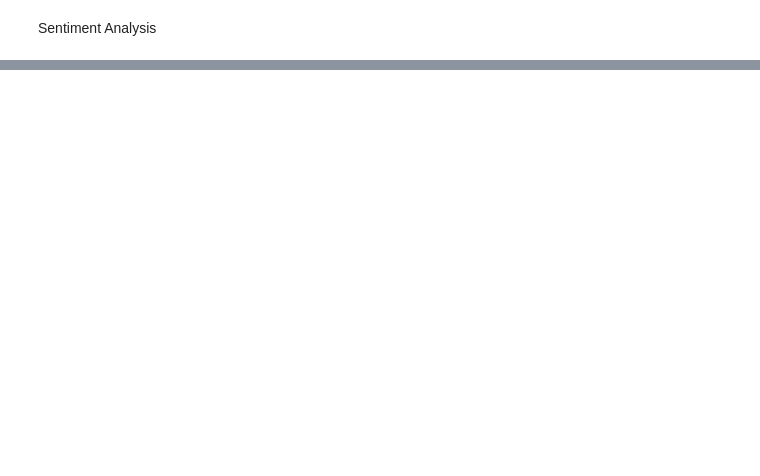
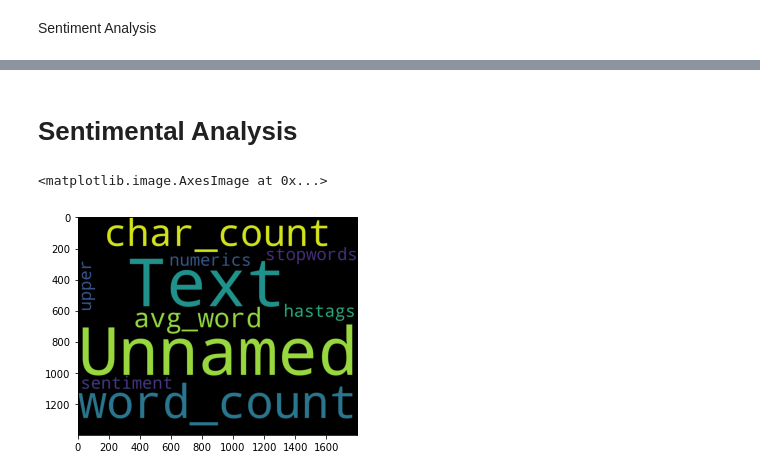
Before and after one commit to sriprakash0203/Data-Science-Assignments-Excler, a Jupyter notebook: Assignment_11_Text_Mining/Code/Assignment_11_Q1.ipynb, the cells around one changed output, grey strips where cells are left out. Drawn from its saved outputs; the diff is of its cells as text; code cells hidden in the pictures; blank space fills up the shorter version.

```diff
--- a/Assignment_11_Text_Mining/Code/Assignment_11_Q1.ipynb
+++ b/Assignment_11_Text_Mining/Code/Assignment_11_Q1.ipynb
@@ -340 +338,3 @@ data[['Text','sentiment']].head(10)
 | 9 | entertaining outcome likely | 0.250000 |
+# %% [markdown]
+# Sentimental Analysis
@@ -340,0 +343,11 @@ data[['Text','sentiment']].head(10)
+# %%
+word_list = ' '.join(data)
+# %%
+wordcloud = WordCloud(background_color='black',
+                      width=1800,
+                      height=1400).generate(word_list)
+# %%
+plt.imshow(wordcloud)
+# %% [output]
+<matplotlib.image.AxesImage at 0x...>
+[figure, added]
```
Also changed, not shown: parts of 20 cells of this notebook.
